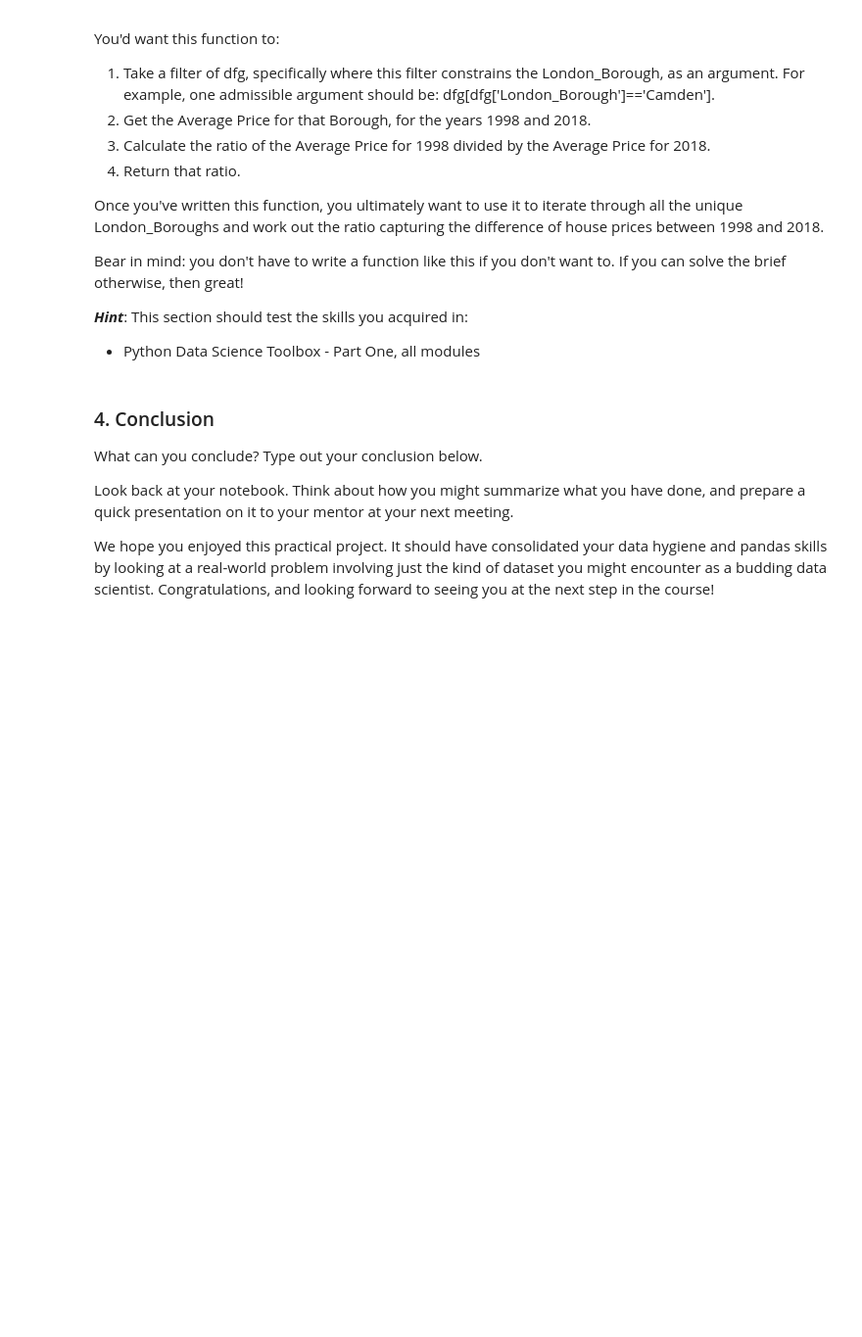
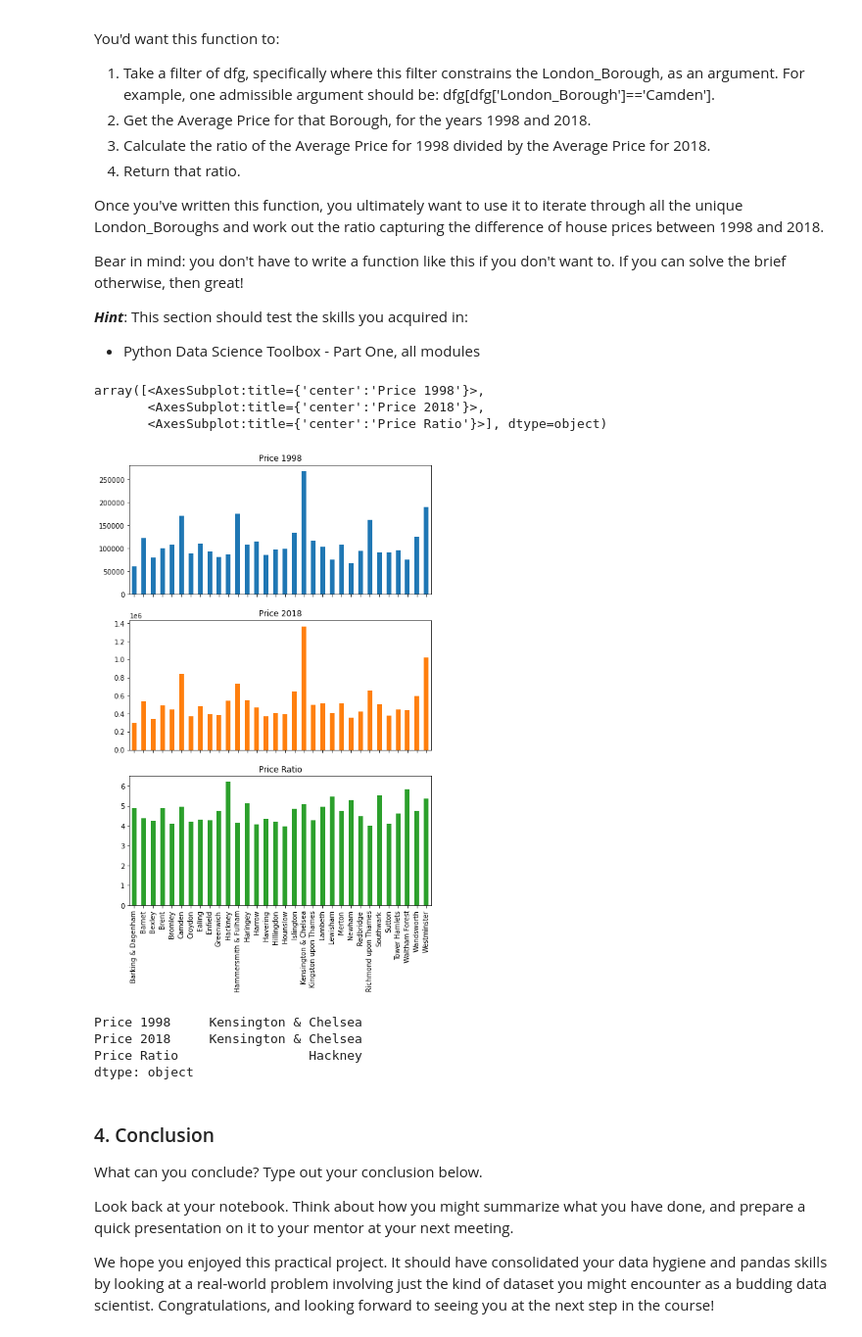
Before and after one commit to mnguyen494/SpringBoard-Data, a Jupyter notebook: Unit 4 Challenge - Tier 3-checkpoint.ipynb, the cells around one changed output. Shown at 98% size. Saved outputs shown, nothing was run; the diff lists cells and outputs as text; code cells hidden in the pictures; blank space fills up the shorter version.

```diff
--- a/Unit 4 Challenge - Tier 3-checkpoint.ipynb
+++ b/Unit 4 Challenge - Tier 3-checkpoint.ipynb
@@ -137,6 +204,8 @@ To this end, you *could* apply a ***lambda function***. Your logic could work as
 3. store that corresponding year as separate column.
 
 Whether you go ahead with this is up to you. Just so long as you answer our initial brief: which boroughs of London have seen the greatest house price increase, on average, over the past two decades?
+# %%
+properties['Year']=properties['Month'].dt.year
 # %% [markdown]
 **3. Modeling**
 
@@ -156,3 +225,24 @@ Bear in mind: you don't have to write a function like this if you don't want to.
 
 ***Hint***: This section should test the skills you acquired in:
 - Python Data Science Toolbox - Part One, all modules
+# %%
+London_Borough_price_ratio = pd.DataFrame(columns = ['Price 1998','Price 2018','Price Ratio'],
+                   index = properties.City.unique())
+for x in properties.City.unique():
+    ave_price_1998=properties.loc[(properties['City'] == x) & (properties['Year'] == 1998)]['Price'].mean()
+    ave_price_2018=properties.loc[(properties['City'] == x) & (properties['Year'] == 2018)]['Price'].mean()
+    London_Borough_price_ratio.loc[x]=[ave_price_1998,ave_price_2018,ave_price_2018/ave_price_1998]
+# %%
+London_Borough_price_ratio.plot(kind='bar',subplots=True,legend=False,figsize=(8, 12))
+# %% [output]
+array([<AxesSubplot:title={'center':'Price 1998'}>,
+       <AxesSubplot:title={'center':'Price 2018'}>,
+       <AxesSubplot:title={'center':'Price Ratio'}>], dtype=object)
+[figure, added]
+# %%
+London_Borough_price_ratio.astype(float).idxmax()
+# %% [output]
+Price 1998     Kensington & Chelsea
+Price 2018     Kensington & Chelsea
+Price Ratio                 Hackney
+dtype: object
```
Also changed, not shown: parts of 12 cells of this notebook.
